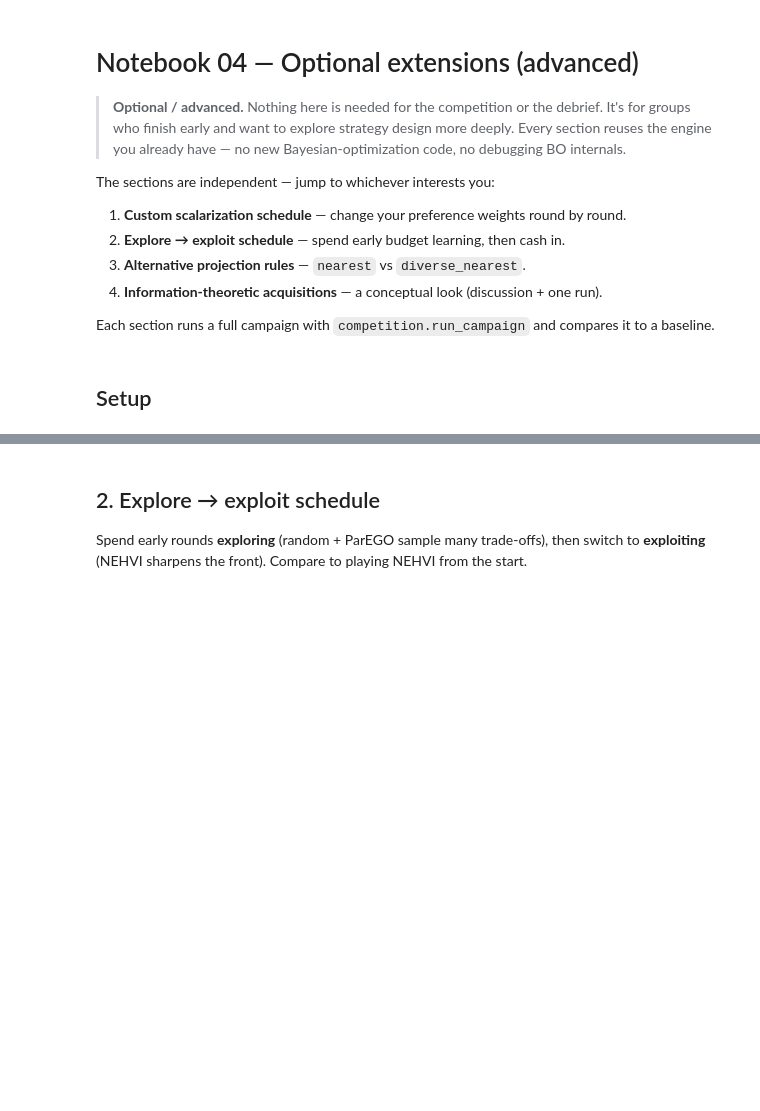
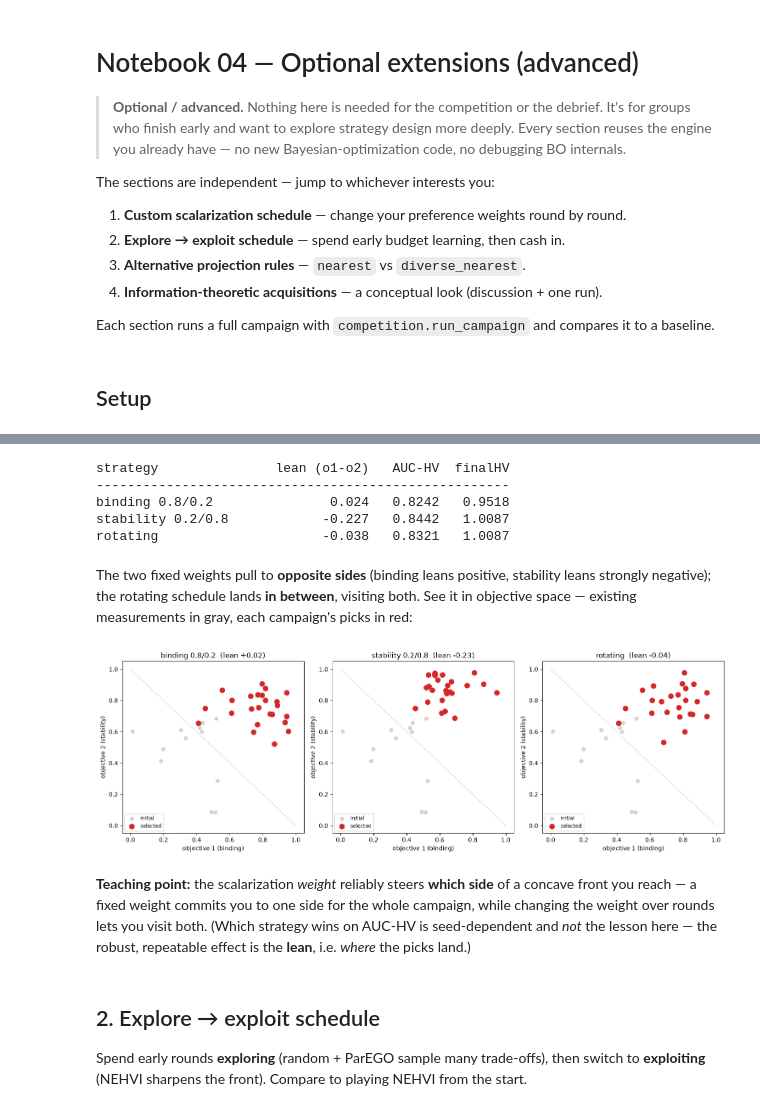
Before and after one commit to jiwoncpark/multi-objective-reasoning-lab, a Jupyter notebook: notebooks/04_optional_extensions.ipynb, the cells around one changed output, grey strips where cells are left out. Saved outputs shown, nothing was run; the diff lists cells and outputs as text; code cells hidden in the pictures; blank space fills up the shorter version.

```diff
--- a/notebooks/04_optional_extensions.ipynb
+++ b/notebooks/04_optional_extensions.ipynb
@@ -48,13 +53,0 @@ helper turns each into a `scalarized_w1_w2` card.
-# %%
-weights_by_round = [[0.5, 0.5], [0.8, 0.2], [0.2, 0.8], [0.5, 0.5], [0.8, 0.2], [0.2, 0.8]]
-assert len(weights_by_round) == N_ROUNDS
-
-schedule_strategy = [{format_scalarized_name(w): config.BATCH_SIZE} for w in weights_by_round]
-print("per-round cards:", [list(p)[0] for p in schedule_strategy])
-
-baseline_strategy = [{"scalarized_0.5_0.5": config.BATCH_SIZE}] * N_ROUNDS
-
-h_schedule = competition.run_campaign(schedule_strategy, "weight_schedule")
-h_fixed = competition.run_campaign(baseline_strategy, "fixed_0.5_0.5")
-
-compare([("changing weights", h_schedule), ("fixed 0.5/0.5", h_fixed)])
@@ -74,3 +71,53 @@ land (and how many non-dominated trade-offs each finds) rather than just the sco
+# %%
+binding = [{"scalarized_0.8_0.2": config.BATCH_SIZE}] * N_ROUNDS
+stability = [{"scalarized_0.2_0.8": config.BATCH_SIZE}] * N_ROUNDS
+rotating = [{format_scalarized_name(w): config.BATCH_SIZE} for w in [[0.8, 0.2], [0.2, 0.8]] * 3]
+
+h_binding = competition.run_campaign(binding, "fixed_binding")
+h_stability = competition.run_campaign(stability, "fixed_stability")
+h_rotating = competition.run_campaign(rotating, "rotating_weights")
+
+print(f"{'strategy':<22}{'lean (o1-o2)':>13}{'AUC-HV':>9}{'finalHV':>9}")
+print("-" * 53)
+for label, h in [("binding 0.8/0.2", h_binding), ("stability 0.2/0.8", h_stability),
+                 ("rotating", h_rotating)]:
+    a, f, _ = auc_and_final(h)
+    print(f"{label:<22}{lean(h):>13.3f}{a:>9.4f}{f:>9.4f}")
+# %% [output]
+strategy               lean (o1-o2)   AUC-HV  finalHV
+-----------------------------------------------------
+binding 0.8/0.2               0.024   0.8242   0.9518
+stability 0.2/0.8            -0.227   0.8442   1.0087
+rotating                     -0.038   0.8321   1.0087
+# %% [markdown]
+The two fixed weights pull to **opposite sides** (binding leans positive, stability
+leans strongly negative); the rotating schedule lands **in between**, visiting both.
+See it in objective space — existing measurements in gray, each campaign's picks in
+red:
+# %%
+fig, axes = plt.subplots(1, 3, figsize=(15, 5))
+for ax, (label, h) in zip(
+    axes,
+    [("binding 0.8/0.2", h_binding), ("stability 0.2/0.8", h_stability), ("rotating", h_rotating)],
+):
+    full = torch.tensor(h["final_Y"], dtype=torch.double)
+    n0 = h["n_initial"]
+    ax.scatter(full[:n0, 0], full[:n0, 1], color="lightgray", label="initial")
+    ax.scatter(full[n0:, 0], full[n0:, 1], color="tab:red", s=70, label="selected")
+    ax.plot([0, 1], [1, 0], color="0.8", linestyle="--", linewidth=1)  # balanced diagonal
+    ax.set_title(f"{label}  (lean {lean(h):+.2f})")
+    ax.set_xlabel("objective 1 (binding)")
+    ax.set_ylabel("objective 2 (stability)")
+    ax.legend(loc="lower left", fontsize="small")
+fig.tight_layout();
+# %% [output]
+[figure, added]
+# %% [markdown]
+**Teaching point:** the scalarization *weight* reliably steers **which side** of a
+concave front you reach — a fixed weight commits you to one side for the whole
+campaign, while changing the weight over rounds lets you visit both. (Which
+strategy wins on AUC-HV is seed-dependent and *not* the lesson here — the robust,
+repeatable effect is the **lean**, i.e. *where* the picks land.)
 # %% [markdown]
 ## 2. Explore → exploit schedule
 
```
Also changed, not shown: parts of 5 cells of this notebook, 2 other files.
